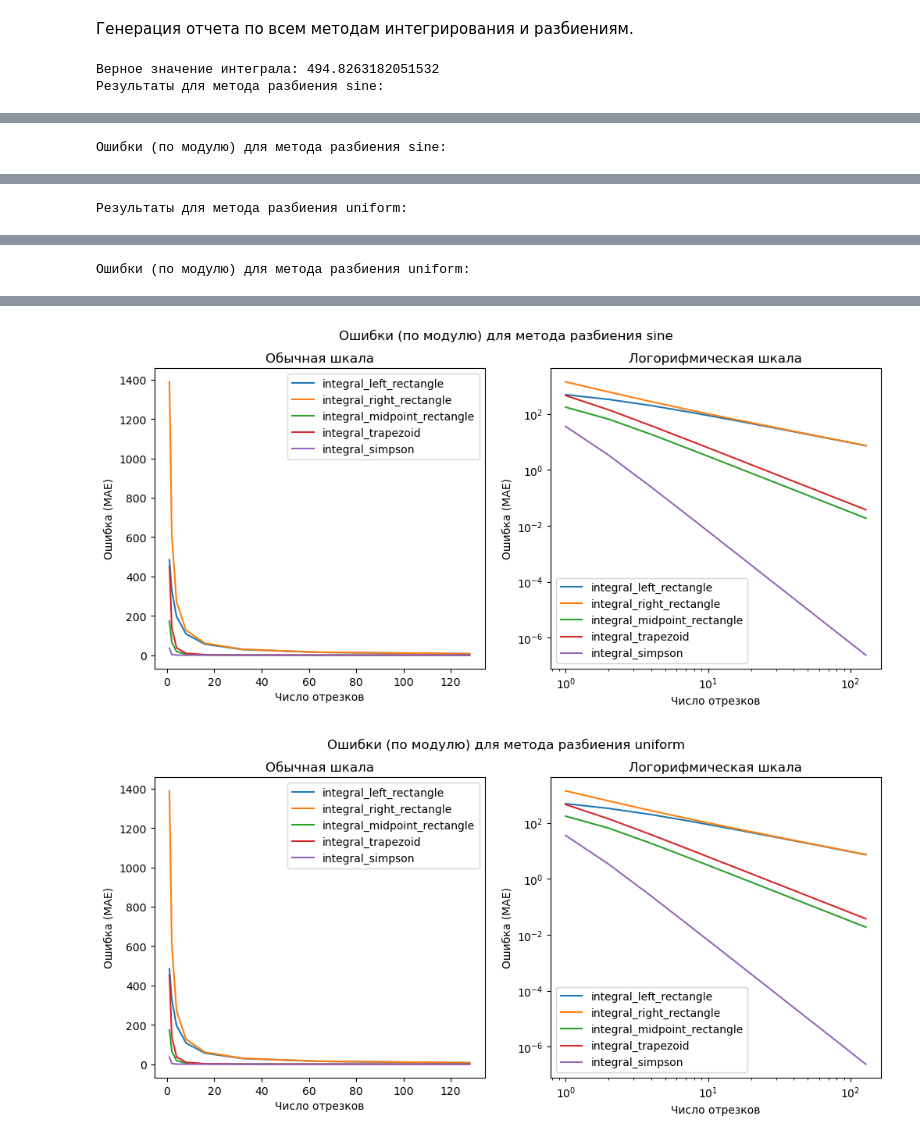
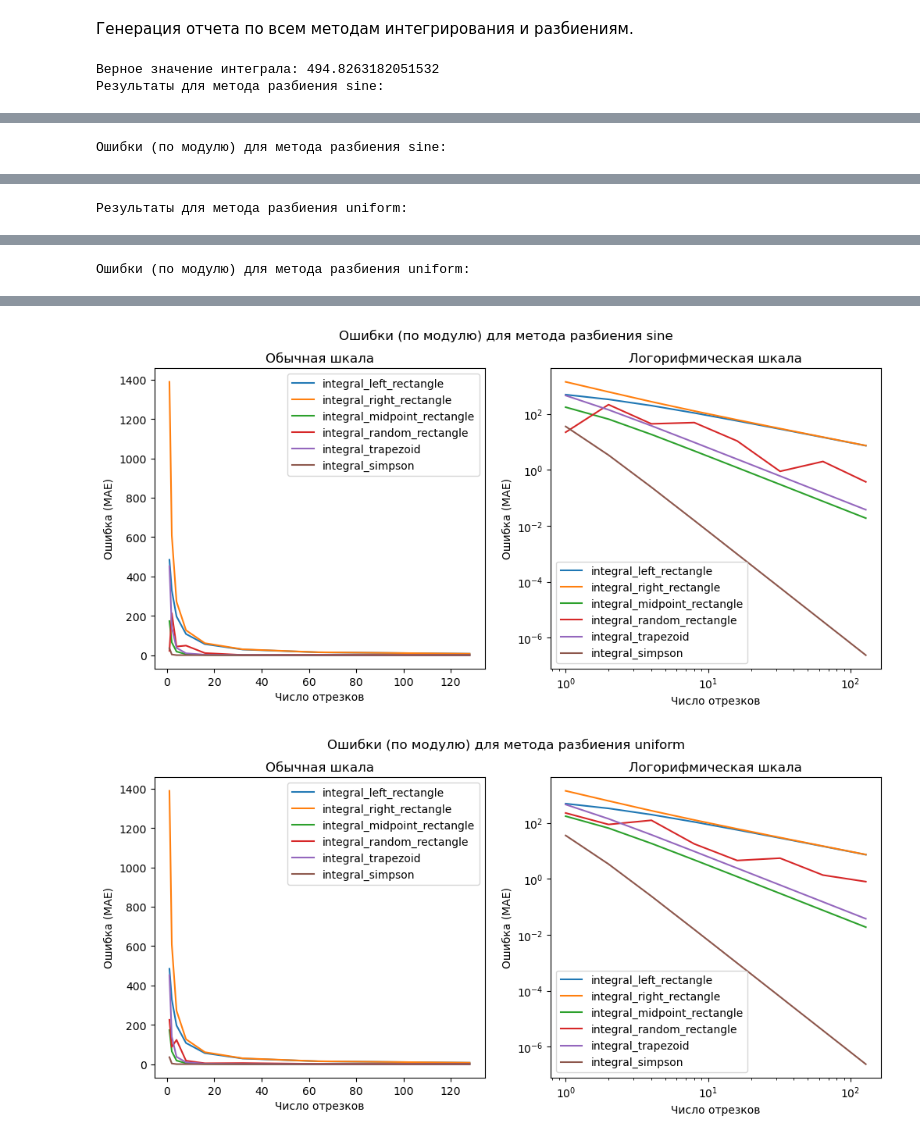
Before and after one commit to vorandpav/MathAnalLab, a Jupyter notebook: Lab2/MathAnalLab_2.ipynb, the cells around one changed output, grey strips where cells are left out. Drawn from its saved outputs; the diff is of its cells as text; code cells hidden in the pictures.

```diff
--- a/Lab2/MathAnalLab_2.ipynb
+++ b/Lab2/MathAnalLab_2.ipynb
@@ -150,19 +151,23 @@ def integral_left_rectangle(f, a, b, n_list, plot=False, **kwargs):
 
     for n in n_list:
         x = get_partition(a, b, n, **kwargs)
+        if plot:
+            x_plot = []
         integral = 0
         for i in range(n):
             integral += f(x[i]) * (x[i + 1] - x[i])
+            if plot:
+                x_plot.append(x[i])
         result.append(integral)
 
         if plot:
             plt.subplot(2, 2, n_list.index(n) + 1)
             plt.plot(np.arange(a, b, 0.01), f(np.arange(a, b, 0.01)), 'r-')
-            plt.scatter(x, f(x), color='b')
+            plt.scatter(x_plot, f(np.array(x_plot)), color='b')
             for i in range(n):
                 x_left = x[i]
                 x_right = x[i + 1]
-                y_val = f(x_left)
+                y_val = f(x_plot[i])
                 X_rect = [x_left, x_right, x_right, x_left, x_left]
                 Y_rect = [0, 0, y_val, y_val, 0]
                 plt.fill(X_rect, Y_rect, alpha=0.3, edgecolor='b')
@@ -199,19 +204,23 @@ def integral_right_rectangle(f, a, b, n_list, plot=False, **kwargs):
 
     for n in n_list:
         x = get_partition(a, b, n, **kwargs)
+        if plot:
+            x_plot = []
         integral = 0
         for i in range(n):
             integral += f(x[i + 1]) * (x[i + 1] - x[i])
+            if plot:
+                x_plot.append(x[i + 1])
         result.append(integral)
 
         if plot:
             plt.subplot(2, 2, n_list.index(n) + 1)
             plt.plot(np.arange(a, b, 0.01), f(np.arange(a, b, 0.01)), 'r-')
-            plt.scatter(x, f(x), color='b')
+            plt.scatter(x_plot, f(np.array(x_plot)), color='b')
             for i in range(n):
                 x_left = x[i]
                 x_right = x[i + 1]
-                y_val = f(x_right)
+                y_val = f(x_plot[i])
                 X_rect = [x_left, x_right, x_right, x_left, x_left]
                 Y_rect = [0, 0, y_val, y_val, 0]
                 plt.fill(X_rect, Y_rect, alpha=0.3, edgecolor='b')
@@ -265,7 +274,7 @@ def integral_midpoint_rectangle(f, a, b, n_list, plot=False, **kwargs):
             for i in range(n):
                 x_left = x[i]
                 x_right = x[i + 1]
-                y_val = f((x_left + x_right) / 2)
+                y_val = f(x_plot[i])
                 X_rect = [x_left, x_right, x_right, x_left, x_left]
                 Y_rect = [0, 0, y_val, y_val, 0]
                 plt.fill(X_rect, Y_rect, alpha=0.3, edgecolor='b')
@@ -362,15 +426,20 @@ def integral_simpson(f, a, b, n_list, plot=False, **kwargs):
 
     for n in n_list:
         x = get_partition(a, b, n, **kwargs)
+        if plot:
+            x_plot = []
         integral = 0
         for i in range(0, n):
             integral += (f(x[i]) + 4 * f((x[i + 1] + x[i]) / 2) + f(x[i + 1])) * (x[i + 1] - x[i]) / 6
+            if plot:
+                x_plot.append((x[i + 1] + x[i]) / 2)
         result.append(integral)
 
         if plot:
             plt.subplot(2, 2, n_list.index(n) + 1)
             plt.plot(np.arange(a, b, 0.01), f(np.arange(a, b, 0.01)), 'r-')
             plt.scatter(x, f(x), color='b')
+            plt.scatter(x_plot, f(np.array(x_plot)), color='b', s=20)
             for i in range(0, n):
                 x_left = x[i]
                 x_right = x[i + 1]
@@ -422,6 +491,7 @@ def generate_report(f, a, b, n_list, true_value,
                     integration_methods=[integral_left_rectangle,
                                          integral_right_rectangle,
                                          integral_midpoint_rectangle,
+                                         integral_random_rectangle,
                                          integral_trapezoid,
                                          integral_simpson]):
     """
@@ -537,2 +607,2 @@ generate_report(f, a_test, b_test, [1, 2, 4, 8, 16, 32, 64, 128], true_value_0_1
-[figure, old version]
+[figure, new version]
-[figure, old version]
+[figure, new version]
```
Also changed, not shown: parts of 8 cells of this notebook.
